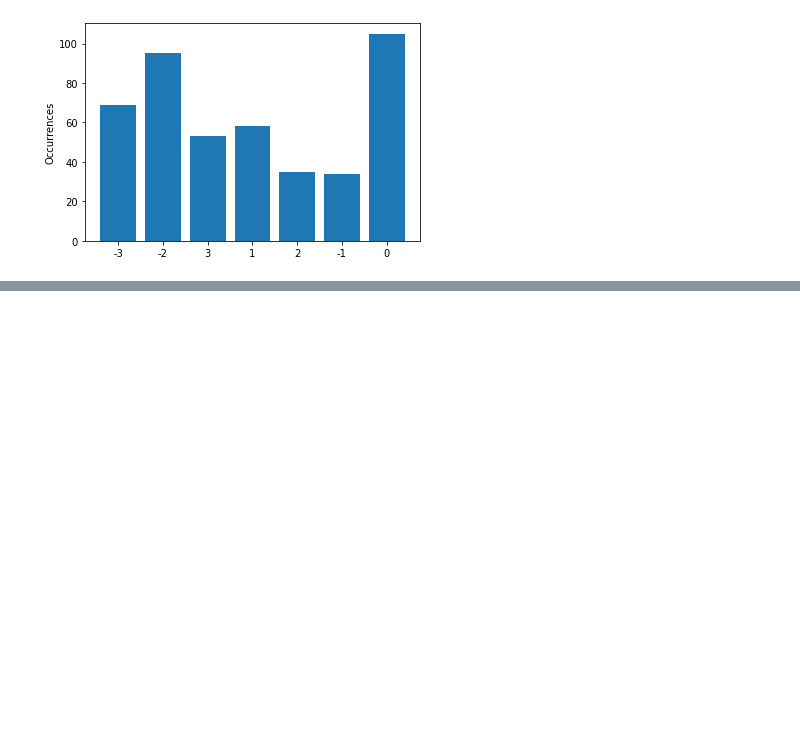
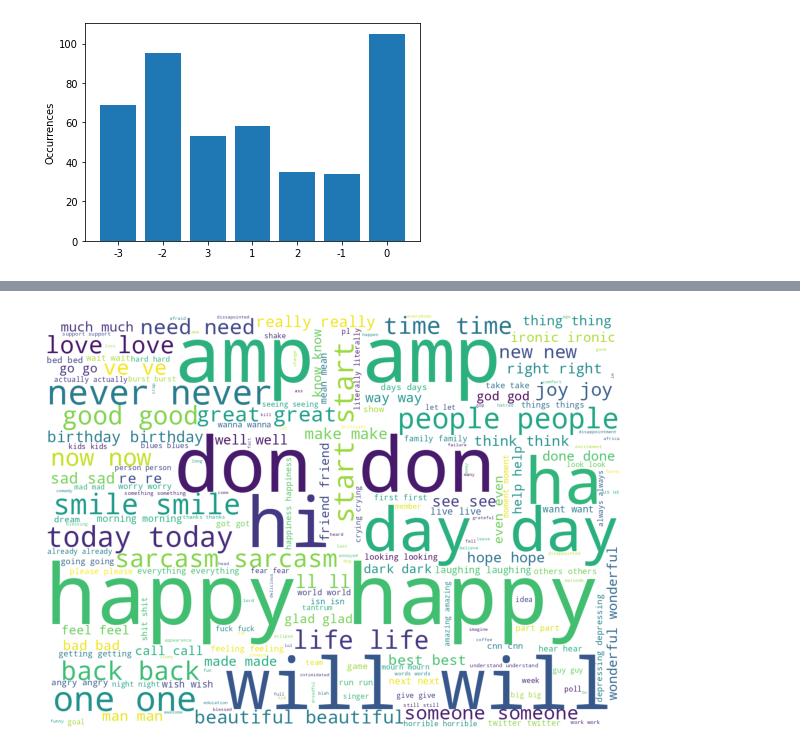
Before and after one commit to TitoGrine/IART_Project, a Jupyter notebook: Project_2/sentiment_analysis.ipynb, the cells around one changed output, grey strips where cells are left out. Drawn from its saved outputs; the diff is of its cells as text; code cells hidden in the pictures; blank space fills up the shorter version.

Commit message:
Added calculation of tf-idf as well as a wordcloud

```diff
--- a/Project_2/sentiment_analysis.ipynb
+++ b/Project_2/sentiment_analysis.ipynb
@@ -29,0 +58,24 @@ plt.show()
+# %%
+from sklearn.feature_extraction.text import CountVectorizer
+from wordcloud import WordCloud
+
+corpus = map(lambda x: x.tweet, data)
+count_vectorizer = CountVectorizer()
+count_vectorizer_vectors = count_vectorizer.fit_transform(corpus)
+word_count = count_vectorizer_vectors.sum(axis=0).tolist()[0]
+
+features = count_vectorizer.get_feature_names()
+cloud_words = ""
+for i in range(0, len(word_count)):
+    for _ in range(0, word_count[i]):
+        cloud_words += " " + features[i] + " "
+
+wordcloud = WordCloud(width=1280, height=920, background_color='white').generate(cloud_words)
+
+plt.figure(figsize=(8, 8))
+plt.imshow(wordcloud)
+plt.axis("off")
+plt.tight_layout(pad=0)
+plt.show()
+# %% [output]
+[figure, added]
```
Also changed, not shown: parts of 1 cell of this notebook.
